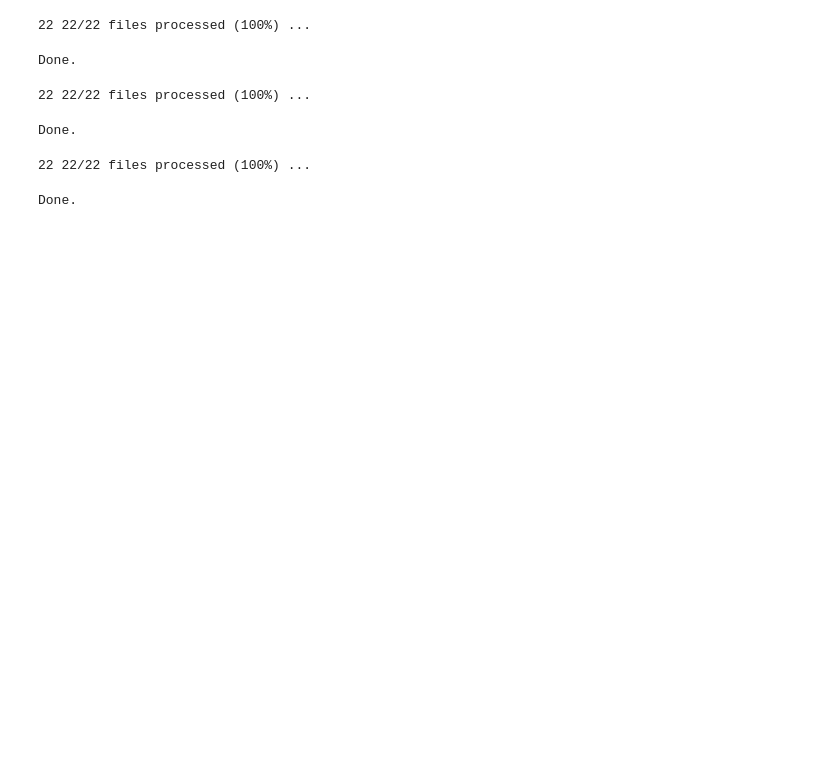
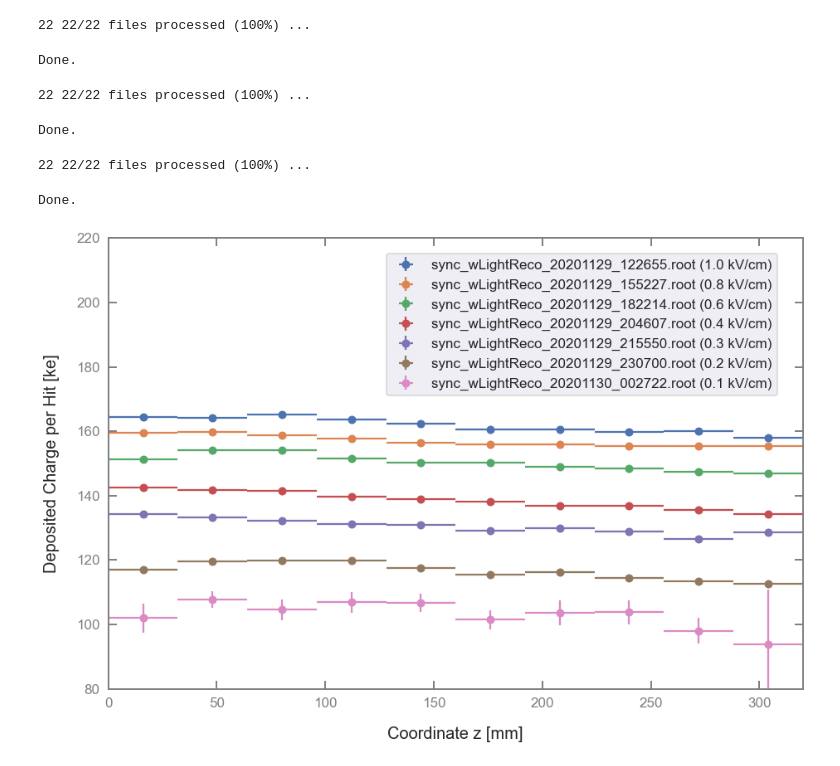
Before and after one commit to RomanMBerner/larpix-analysis, a Jupyter notebook: electron_lifetime/electron_lifetime.ipynb, the cells around one changed output. Cells and saved outputs as stored; diff of their text form; code cells hidden in the pictures; blank space fills up the shorter version.

```diff
--- a/electron_lifetime/electron_lifetime.ipynb
+++ b/electron_lifetime/electron_lifetime.ipynb
@@ -260,11 +263,13 @@ Done.
 # %%
 # Define Selection Cuts
 cut_ntracks      = 1    # Only consider events with number of reconstructed tracks == cut_ntracks
-cut_z_min_max    = [50. , 270.] # Track must start and end close to anode and cathode
+cut_nhits        = 50.  # Min. number of hits in the track [-]
+cut_lenght       = 250. # Track minimum length [mm]
+cut_length_z     = 150. # Track minimum length in z direction (drift) [mm]
+
+#cut_z_min_max    = [50. , 270.] # Track must start and end close to anode and cathode
 #cut_start_z_min  = 50
 #cut_start_z_max  = 270
-cut_lenght       = 250. # Track minimum length [mm]
-cut_nhits        = 50.  # Min. number of hits in the track [-]
 #cut_residual2    = 3.   # Maximum allowed sqrt(res_x**2+res_y**2+res_z**2), in order to only allow tracks which are 'track-like' with a small spread
 # %% [markdown]
 ### Loop over all TChains in input_tree_list
@@ -468,7 +450,7 @@ print(' Done.')
 # Plot 3D event display of (the first N_hits_max) tracks
 N_hits_max = 1000
 out = display(progress(0,len(input_tree_list),'files processed'),display_id=True)
-for chain in range(len(selected_trackIDs_list)):
+for chain in range(len(input_tree_list)):
     x_min    = pixels_x_min
     x_max    = pixels_x_max
     y_min    = pixels_y_min
@@ -482,7 +464,10 @@ for chain in range(len(selected_trackIDs_list)):
     y_bins = np.linspace(y_min,y_max,n_bins_y)
     z_bins = np.linspace(z_min,z_max,n_bins_z)
     save_name = 'plots/h3_first_'+str(N_hits_max)+'_hits_'+str(files[chain][16:-5])+'.png'
-    plot_event_3D([all_hits_x_list[chain][0:N_hits_max],all_hits_y_list[chain][0:N_hits_max],all_hits_z_list[chain][0:N_hits_max],all_hits_q_list[chain][0:N_hits_max]],x_bins,y_bins,z_bins,['Coordinate x [mm]','Coordinate y [mm]','Coordinate z [mm]','Charge Deposition [ke]'],save_name)
+    plot_event_3D([all_hits_x_list[chain][0:N_hits_max],all_hits_y_list[chain][0:N_hits_max],all_hits_z_list[chain][0:N_hits_max],all_hits_q_list[chain][0:N_hits_max]],\
+                  x_bins,y_bins,z_bins,\
+                  ['Coordinate x [mm]','Coordinate y [mm]','Coordinate z [mm]','Charge Deposition [ke]'],\
+                  save_name)
     #print(' plot saved as', save_name)
     out.update(progress(chain,len(input_tree_list),'files processed'))
 out.update(progress(len(input_tree_list),len(input_tree_list),'files processed'))
@@ -493,7 +478,7 @@ Done.
 # %%
 # Plot hits_q vs hits_z:
 out = display(progress(0,len(input_tree_list),'files processed'),display_id=True)
-for chain in range(len(selected_trackIDs_list)):
+for chain in range(len(input_tree_list)):
     x_min    = 0
     x_max    = 320 #max(pixels_z_max,np.max(all_hits_z_list[chain]))
     y_min    = 0
@@ -573,6 +569,69 @@ print('Done.')
 # %% [output]
 22 22/22 files processed (100%) ...
 Done.
+# %%
+# Plot deposited charge per hit for several data files
+seaborn.set(rc={'figure.figsize':(15, 10),})
+seaborn.set_context('talk') # or paper
+
+# Define parameters of the frame
+fig = plt.figure() # plt.figure(figsize=(width,height))
+ax = fig.add_subplot(111)
+ax.patch.set_alpha(0.0)
+ax.spines['bottom'].set_color('0.5') #'black', ...
+ax.spines['bottom'].set_linewidth(2)
+ax.spines['bottom'].set_visible(True)
+ax.spines['top'].set_color('0.5')
+ax.spines['top'].set_linewidth(2)
+ax.spines['top'].set_visible(True)
+ax.spines['right'].set_color('0.5')
+ax.spines['right'].set_linewidth(2)
+ax.spines['right'].set_visible(True)
+ax.spines['left'].set_color('0.5')
+ax.spines['left'].set_linewidth(2)
+ax.spines['left'].set_visible(True)
+
+# Ticks, grid and ticks labels
+ax.tick_params(direction='in', length=10, width=2,                 # direction, length and width of the ticks (in, out, inout)
+               colors='0.5',                                       # color of the ticks ('black', '0.5')
+               bottom=True, top=True, right=True, left=True,       # whether to draw the respective ticks
+               zorder = 10.,                                       # tick and label zorder
+               pad = 10.,                                          # distance between ticks and tick labels
+               labelsize = 17,                                     # size of the tick labels
+               labelright=False, labeltop=False)                   # wether to draw the tick labels on axes
+
+# Axis limits
+ax.set_xlim((x_min,x_max))
+ax.set_ylim((80,220))
+#ax.set_ylim((y_min,y_max))
+
+for chain in range(len(input_tree_list)):
+
+    # Make file selection
+    if chain not in [1,6,10,14,16,18,20]:
+        continue
+
+    label = str(files[chain])+' ('+str(eField_intensity_list[chain])+' kV/cm)'
+    plt.errorbar(pos_z_list[chain], mean_q_list[chain], xerr=x_err_list[chain], yerr=sem_q_list[chain], fmt='o', label=label) # fmt='-o'
+
+# Legend
+plt.legend(loc=[0.4,0.65], prop={'size': 17}) # loc='upper right'
+
+# Axis labels
+axis_labels = ['Coordinate z [mm]','Deposited Charge per Hit [ke]']
+plt.xlabel(axis_labels[0], fontsize=20, labelpad=20)
+plt.ylabel(axis_labels[1], fontsize=20, labelpad=20)
+
+# Logarithmic y axis
+#plt.ylim(bottom=0.9) #, top=200)
+#plt.yscale('linear') # linear, log
+
+# Save figure
+save_name = 'plots/TGraphError_qPerHit_vs_z_summary.png'
+plt.savefig(save_name, dpi=400) # bbox_inches='tight'
+#plt.close()
+# %% [output]
+[figure, added]
 # %%
 # Plot profile plot of all_hits_q vs all_hits_z AND
 # Plot electron lifetime
```
Also changed, not shown: parts of 8 cells of this notebook, 2 other files.
